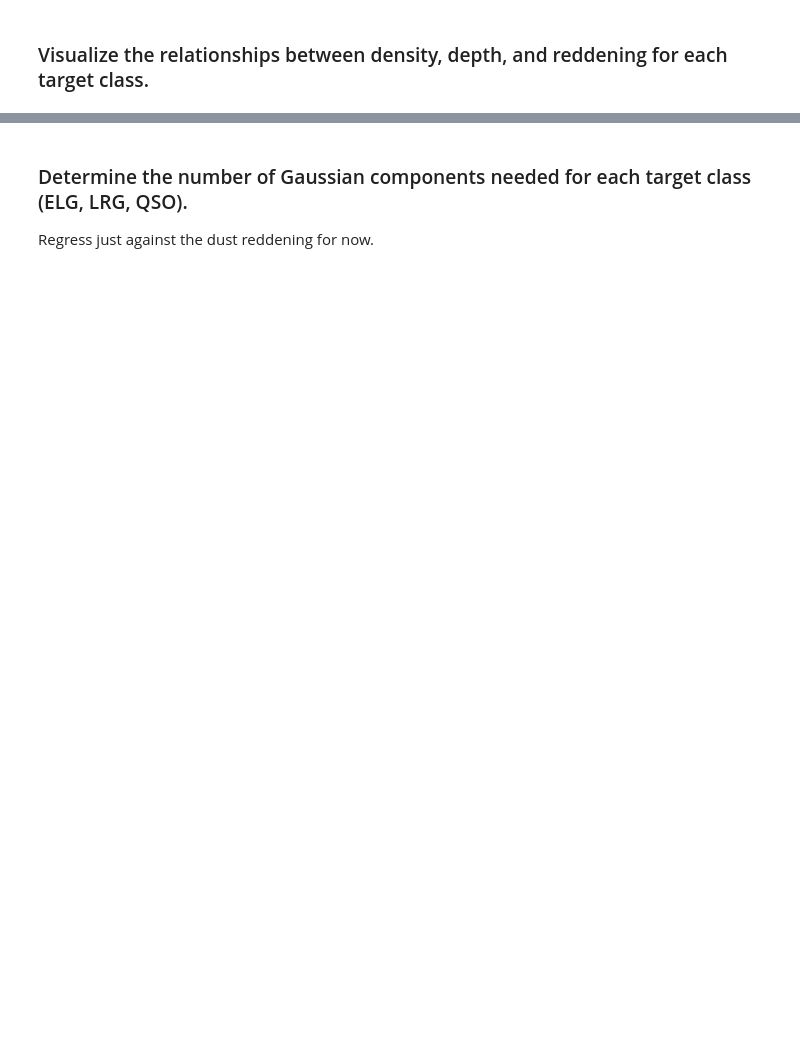
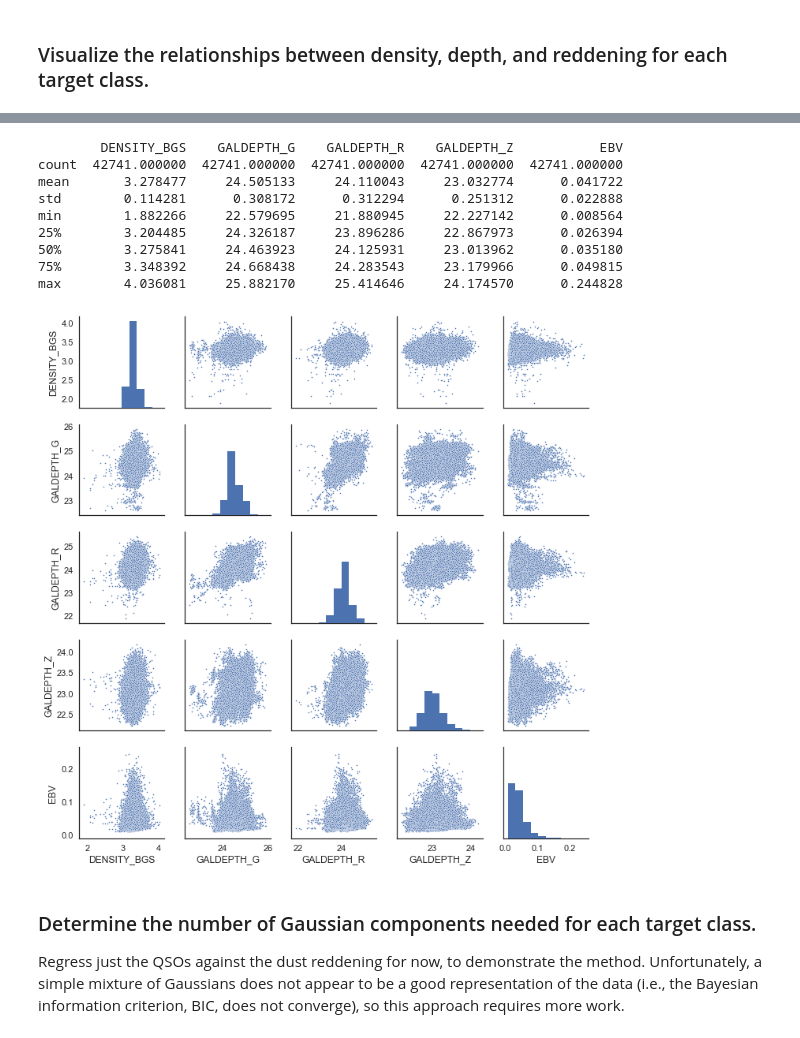
Before and after one commit to desihub/desitarget, a Jupyter notebook: doc/nb/target-fluctuations.ipynb, the cells around one changed output, grey strips where cells are left out. Cells and saved outputs as stored; diff of their text form; code cells hidden in the pictures; blank space fills up the shorter version.

Commit message:
add simple regression on ebv

```diff
--- a/doc/nb/target-fluctuations.ipynb
+++ b/doc/nb/target-fluctuations.ipynb
@@ -20,6 +26,9 @@ def read_infotable():
     infofile = os.path.join(os.getenv('DESI_ROOT'), 'target', 'catalogs', 'hp-info-dr5-0.17.1.fits')
     info = Table.read(infofile)
     cols = ['{}DEPTH_{}_PERCENTILES'.format(prefix, band) for band in ('G', 'R', 'Z') for prefix in ('PSF', 'GAL')]
+    for target in ('ELG', 'LRG', 'QSO', 'BGS'):
+        with np.errstate(all='ignore'):
+            info['DENSITY_{}'.format(target)] = np.log10(info['DENSITY_{}'.format(target)])
     info.remove_columns(cols)
     return info.to_pandas()
 # %%
@@ -83,6 +125,20 @@ pairplot('QSO')
+# %%
+pairplot('BGS')
+# %% [output]
+        DENSITY_BGS    GALDEPTH_G    GALDEPTH_R    GALDEPTH_Z           EBV
+count  42741.000000  42741.000000  42741.000000  42741.000000  42741.000000
+mean       3.278477     24.505133     24.110043     23.032774      0.041722
+std        0.114281      0.308172      0.312294      0.251312      0.022888
+min        1.882266     22.579695     21.880945     22.227142      0.008564
+25%        3.204485     24.326187     23.896286     22.867973      0.026394
+50%        3.275841     24.463923     24.125931     23.013962      0.035180
+75%        3.348392     24.668438     24.283543     23.179966      0.049815
+max        4.036081     25.882170     25.414646     24.174570      0.244828
+[figure, added]
 # %% [markdown]
-### Determine the number of Gaussian components needed for each target class (ELG, LRG, QSO).
-Regress just against the dust reddening for now.
+### Determine the number of Gaussian components needed for each target class.
+
+Regress just the QSOs against the dust reddening for now, to demonstrate the method.  Unfortunately, a simple mixture of Gaussians does not appear to be a good representation of the data (i.e., the Bayesian information criterion, BIC, does not converge), so this approach requires more work.
 # %%
 ncomparray = np.arange(10, 50)
 # %%
```
Also changed, not shown: parts of 29 cells of this notebook.
